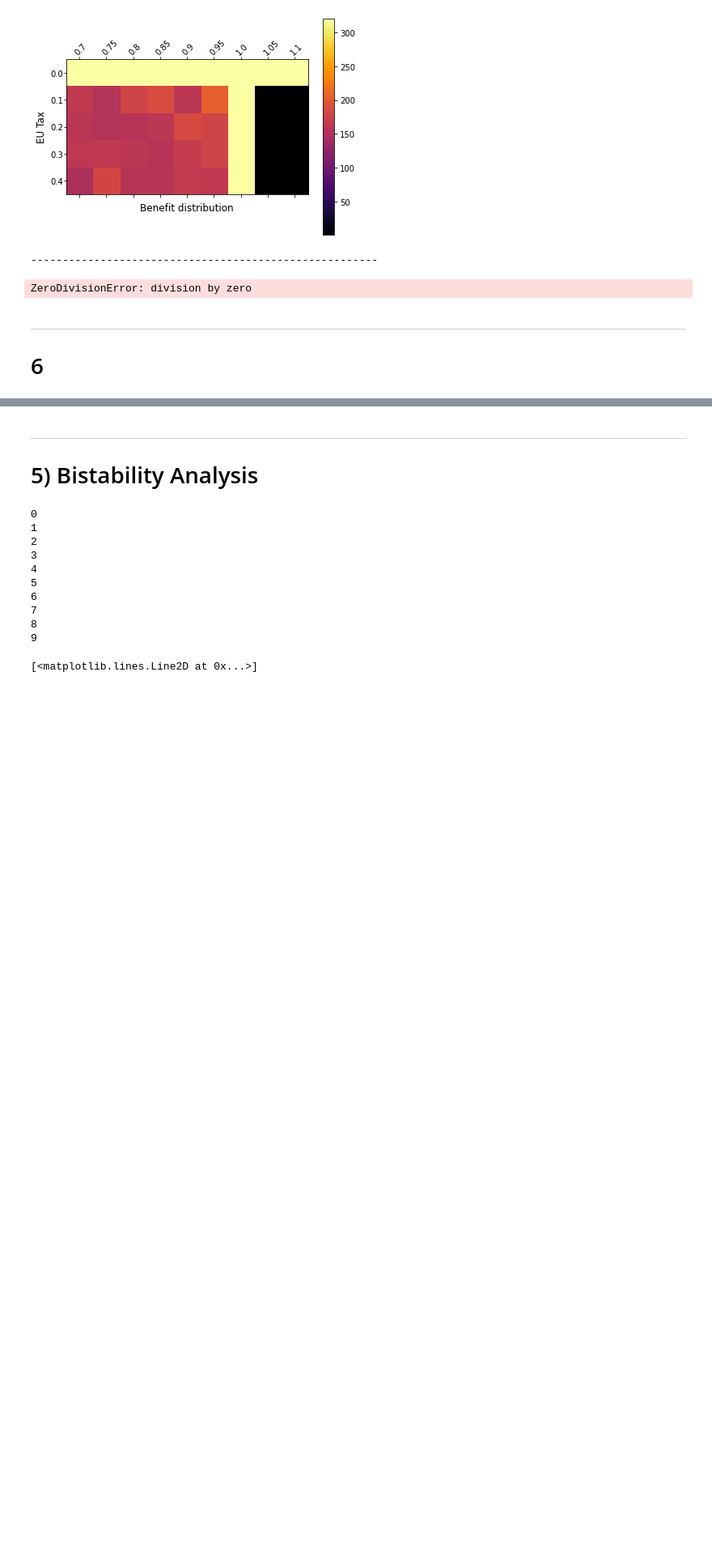
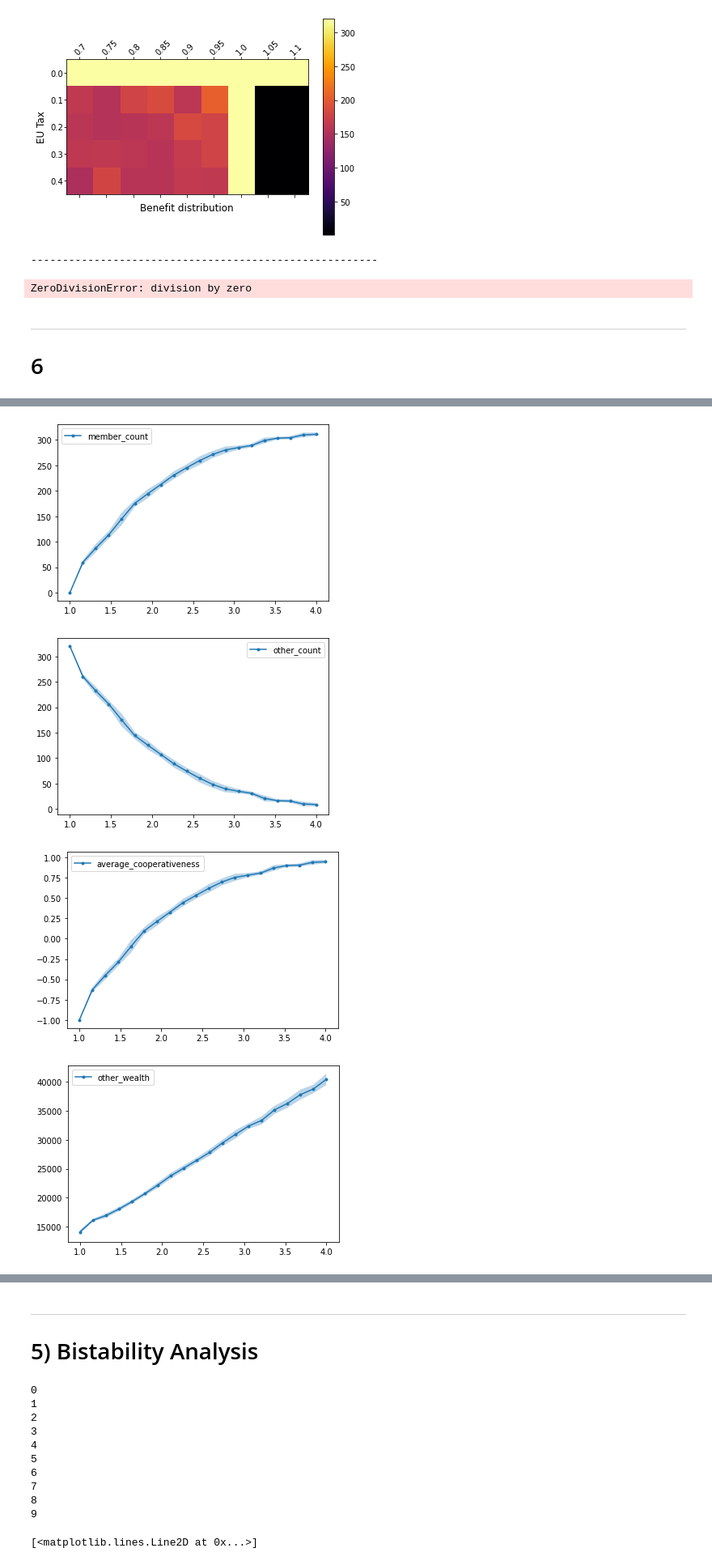
Before and after one commit to charelF/ABM, a Jupyter notebook: model/test.ipynb, the cells around one changed output, grey strips where cells are left out. Shown at 81% size. Cells and saved outputs as stored; diff of their text form; code cells hidden in the pictures; blank space fills up the shorter version.

```diff
--- a/model/test.ipynb
+++ b/model/test.ipynb
@@ -299,0 +312,27 @@ plt.show()
+# %%
+x = np.linspace(1, 4, 20)
+sims = 10
+steps = 500
+
+data = np.zeros((len(x), sims, 11))
+
+for i, MTM in enumerate(x):
+    for k in range(sims):
+        model = RegionModel(
+            international_trade = True
+            ,efficiency_stdev = 2
+            ,eu_tax = 0.1
+            ,neighbor_influence = 0.05
+            ,tax_influence = 0.1
+            ,member_trade_multiplier = MTM
+            ,benefit_distribution = 0.95
+        )
+        for l in range(steps):
+            clear_output(wait=True)
+            percentage = i*sims*steps + k*steps + l
+            print("{:.3f}%".format(percentage*100/(len(x)*sims*steps)))
+            model.step()
+        model.compute_statistics()
+        model.datacollector.collect(model)
+        # print("{:.1f}%".format((((i)*len(columns))+(j+1))*100/(len(columns)*len(rows))))
+        data[i,k] = model.datacollector.get_model_vars_dataframe()
@@ -299,0 +348,14 @@ plt.show()
+# %%
+mean = np.mean(data, axis=1)
+std = np.std(data, axis=1)
+for i, name in enumerate(model.datacollector.get_model_vars_dataframe().columns):
+
+    plt.plot(x, mean[:,i], ".-", label=name)
+    plt.fill_between(x, mean[:,i]+std[:,i], mean[:,i]-std[:,i], alpha=0.3)
+    plt.legend()
+    plt.show()
+# %% [output]
+[figure, added]
+[figure, added]
+[figure, added]
+[figure, added]
```
Also changed, not shown: parts of 16 cells of this notebook, 13 other files.
